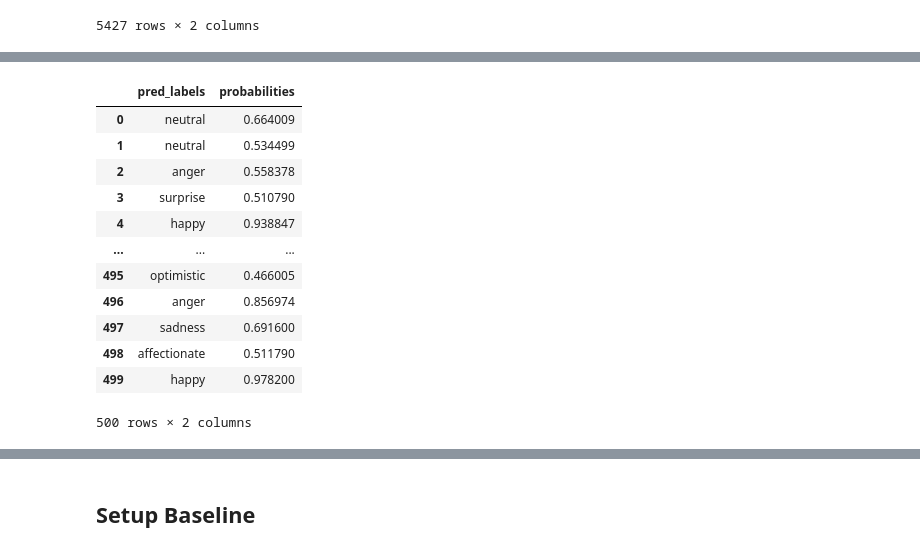
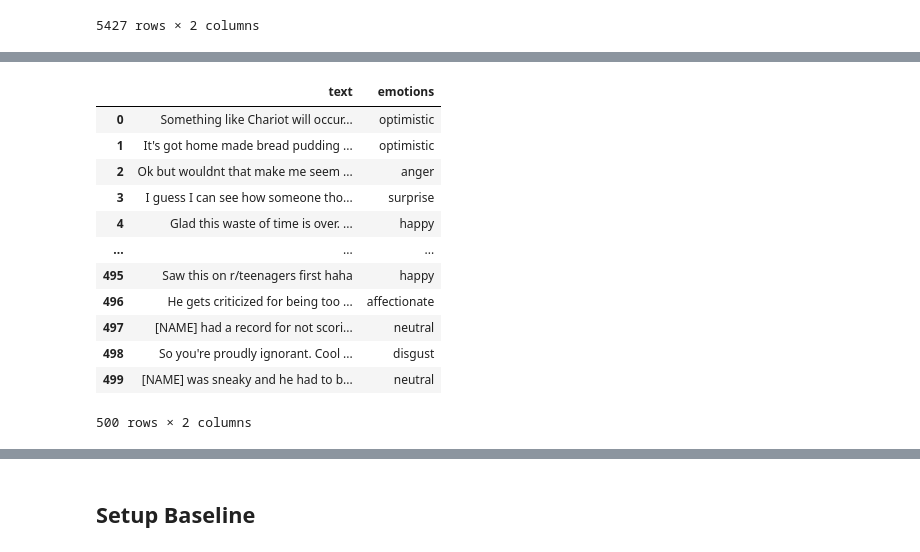
Before and after one commit to jeffreykthomas/AAI-540-Final, a Jupyter notebook: CloudWatch.ipynb, the cells around one changed output, grey strips where cells are left out. Saved outputs shown, nothing was run; the diff lists cells and outputs as text; code cells hidden in the pictures.

```diff
--- a/CloudWatch.ipynb
+++ b/CloudWatch.ipynb
@@ -200,23 +207,20 @@ df_preds
 500 rows × 2 columns
-# %%
-# Extract the first element of each tuple
-df_preds['pred_labels'] = df_preds['pred_labels'].apply(lambda x: x[0])
-df_preds['probabilities'] = df_preds['probabilities'].apply(lambda x: x[0])
-df_preds
-# %% [output]
-|  | pred_labels | probabilities |
-| 0 | neutral | 0.664009 |
-| 1 | neutral | 0.534499 |
-| 2 | anger | 0.558378 |
-| 3 | surprise | 0.510790 |
-| 4 | happy | 0.938847 |
-| ... | ... | ... |
-| 495 | optimistic | 0.466005 |
-| 496 | anger | 0.856974 |
-| 497 | sadness | 0.691600 |
-| 498 | affectionate | 0.511790 |
-| 499 | happy | 0.978200 |
-500 rows × 2 columns
+# %%
+df_test_subset
+# %% [output]
+|  | text | emotions |
+| 0 | Something like Chariot will occur... | optimistic |
+| 1 | It's got home made bread pudding ... | optimistic |
+| 2 | Ok but wouldnt that make me seem ... | anger |
+| 3 | I guess I can see how someone tho... | surprise |
+| 4 | Glad this waste of time is over. ... | happy |
+| ... | ... | ... |
+| 495 | Saw this on r/teenagers first haha | happy |
+| 496 | He gets criticized for being too ... | affectionate |
+| 497 | [NAME] had a record for not scori... | neutral |
+| 498 | So you're proudly ignorant. Cool ... | disgust |
+| 499 | [NAME] was sneaky and he had to b... | neutral |
+500 rows × 2 columns
 # %%
 # Concat datasets
 validate_dataset = pd.concat([df_test_subset, df_preds], ignore_index=True, axis = 1)
```
Also changed, not shown: parts of 32 cells of this notebook.
